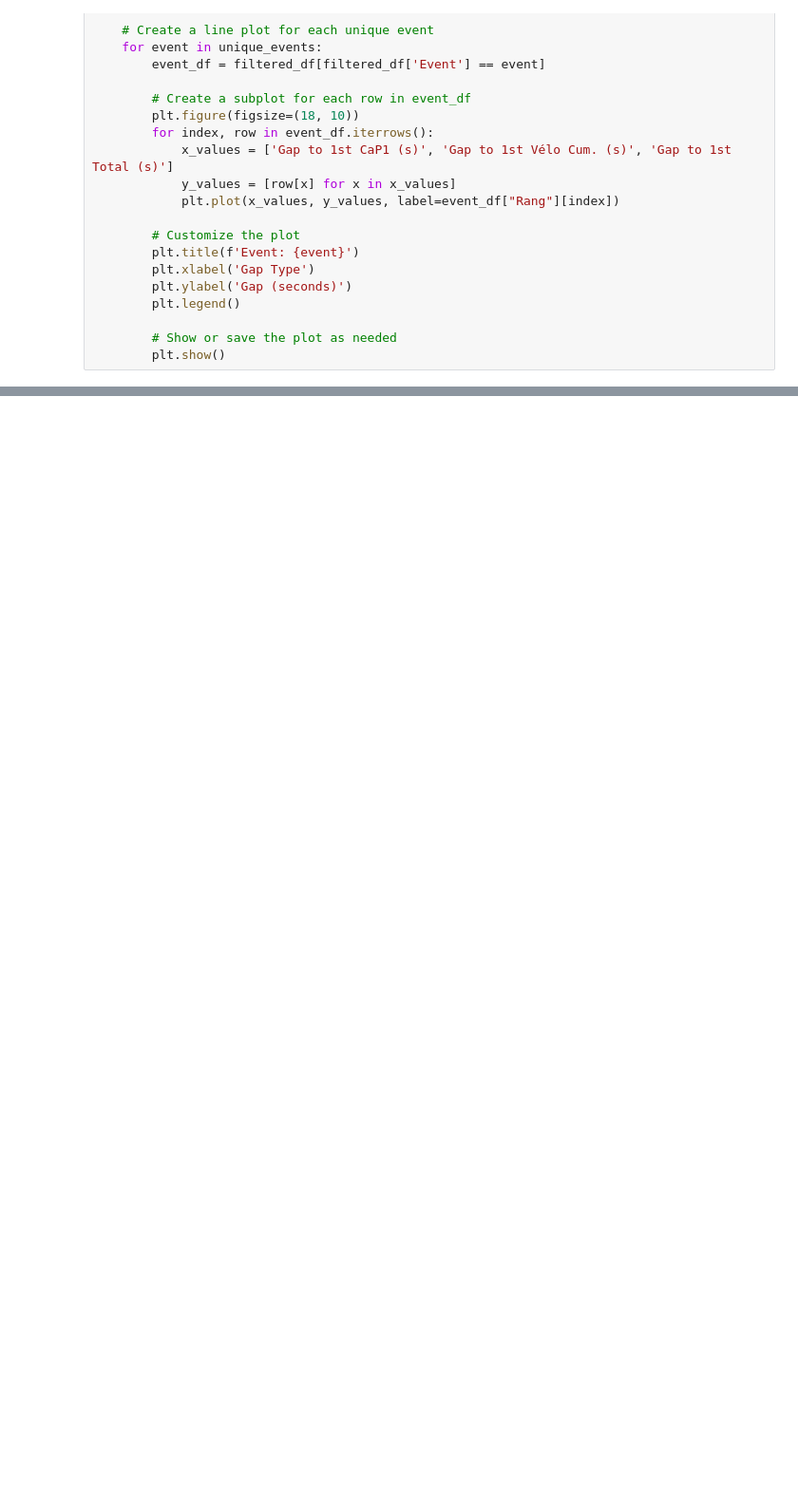
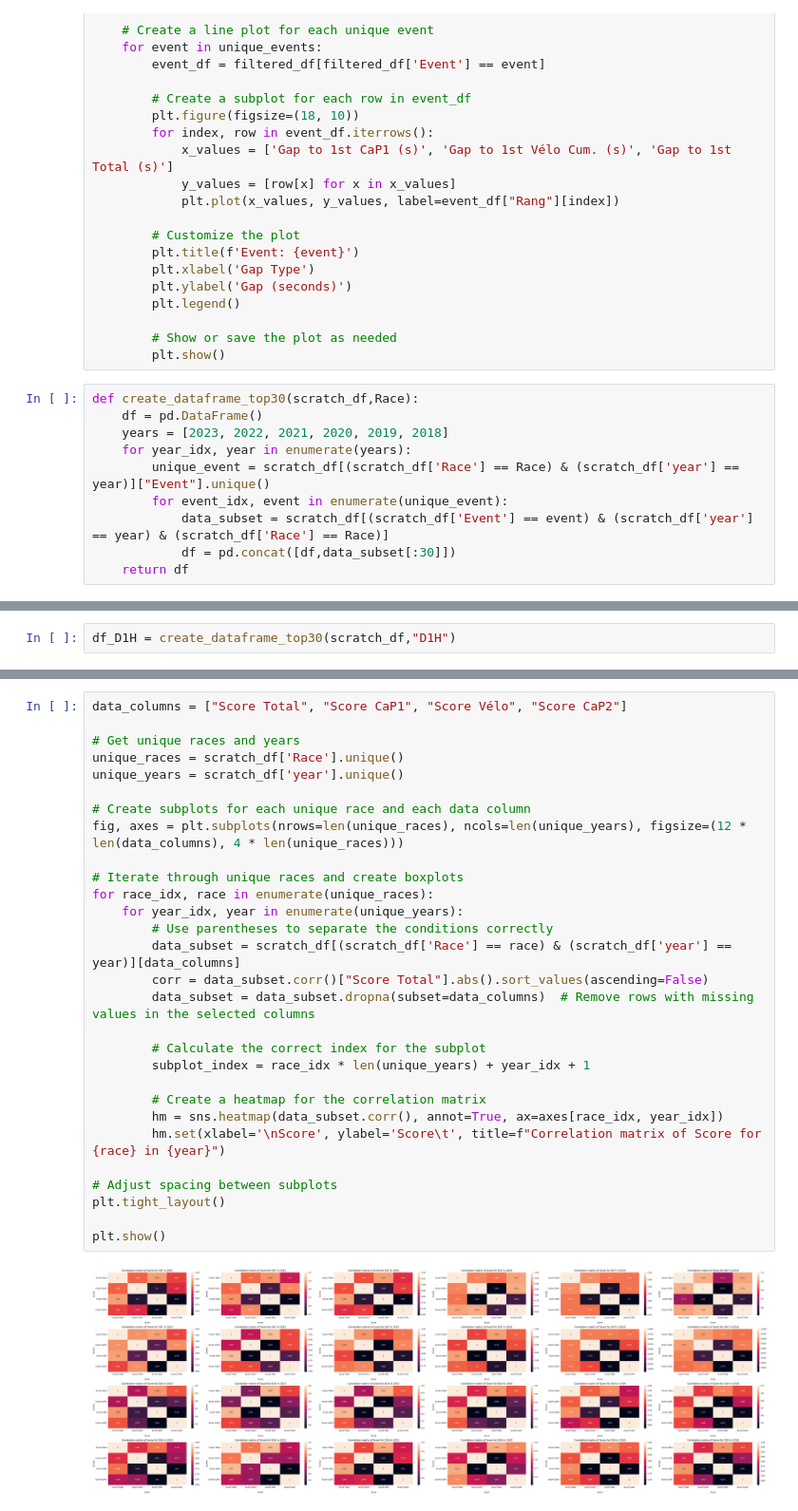
Before and after one commit to VioleauPierre/Grand_Prix_Duathlon_analysis, a Jupyter notebook: Data_Visualization.ipynb, the cells around one changed output, grey strips where cells are left out. Shown at 95% size. Drawn from its saved outputs; the diff is of its cells as text; blank space fills up the shorter version.

```diff
--- a/Data_Visualization.ipynb
+++ b/Data_Visualization.ipynb
@@ -41,3 +41,13 @@ def race_dynamics_plot(scratch_df,race,year):
 
         # Show or save the plot as needed
         plt.show()
+# %%
+def create_dataframe_top30(scratch_df,Race):
+    df = pd.DataFrame()
+    years = [2023, 2022, 2021, 2020, 2019, 2018]
+    for year_idx, year in enumerate(years):
+        unique_event = scratch_df[(scratch_df['Race'] == Race) & (scratch_df['year'] == year)]["Event"].unique()
+        for event_idx, event in enumerate(unique_event):
+            data_subset = scratch_df[(scratch_df['Event'] == event) & (scratch_df['year'] == year) & (scratch_df['Race'] == Race)]
+            df = pd.concat([df,data_subset[:30]])
+    return df
@@ -43,0 +58,2 @@ def race_dynamics_plot(scratch_df,race,year):
+# %%
+df_D1H = create_dataframe_top30(scratch_df,"D1H")
@@ -178,0 +224,31 @@ TypeError: Cannot perform 'rand_' with a dtyped [int64] array and scalar of type
+# %%
+data_columns = ["Score Total", "Score CaP1", "Score Vélo", "Score CaP2"]
+
+# Get unique races and years
+unique_races = scratch_df['Race'].unique()
+unique_years = scratch_df['year'].unique()
+
+# Create subplots for each unique race and each data column
+fig, axes = plt.subplots(nrows=len(unique_races), ncols=len(unique_years), figsize=(12 * len(data_columns), 4 * len(unique_races)))
+
+# Iterate through unique races and create boxplots
+for race_idx, race in enumerate(unique_races):
+    for year_idx, year in enumerate(unique_years):
+        # Use parentheses to separate the conditions correctly
+        data_subset = scratch_df[(scratch_df['Race'] == race) & (scratch_df['year'] == year)][data_columns]
+        corr = data_subset.corr()["Score Total"].abs().sort_values(ascending=False)
+        data_subset = data_subset.dropna(subset=data_columns)  # Remove rows with missing values in the selected columns
+
+        # Calculate the correct index for the subplot
+        subplot_index = race_idx * len(unique_years) + year_idx + 1
+
+        # Create a heatmap for the correlation matrix
+        hm = sns.heatmap(data_subset.corr(), annot=True, ax=axes[race_idx, year_idx])
+        hm.set(xlabel='\nScore', ylabel='Score\t', title=f"Correlation matrix of Score for {race} in {year}")
+
+# Adjust spacing between subplots
+plt.tight_layout()
+
+plt.show()
+# %% [output]
+[figure, added]
```
Also changed, not shown: parts of 12 cells of this notebook, 1 other file.
